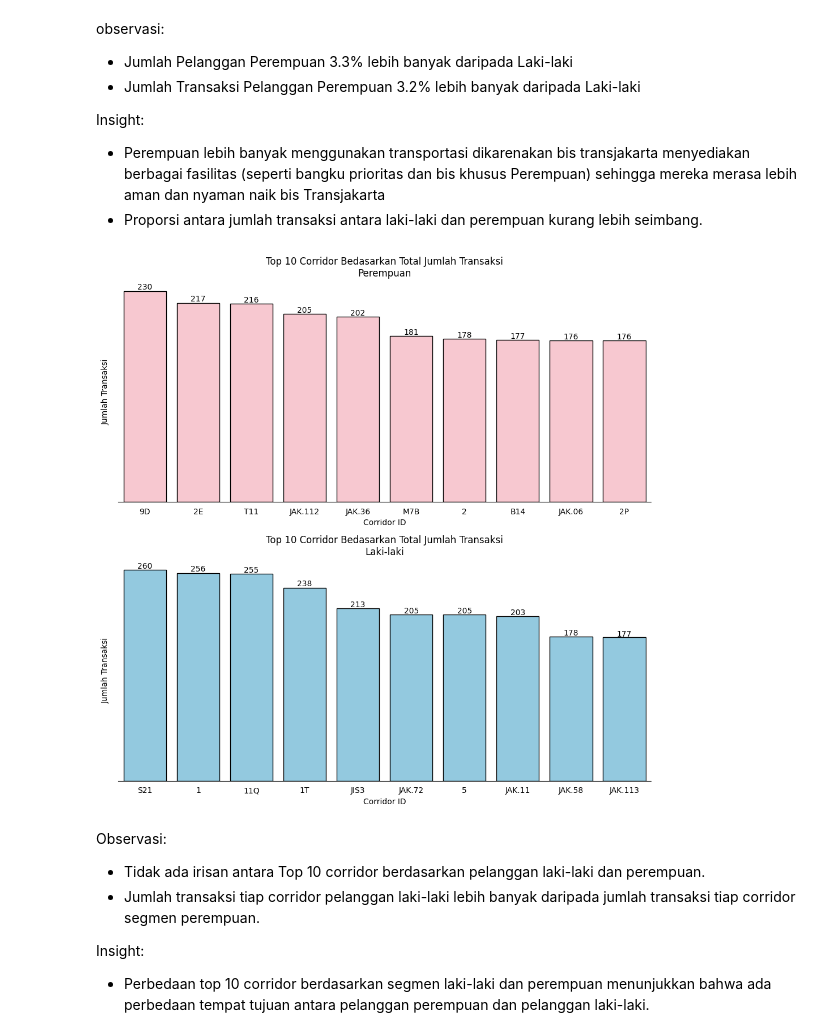
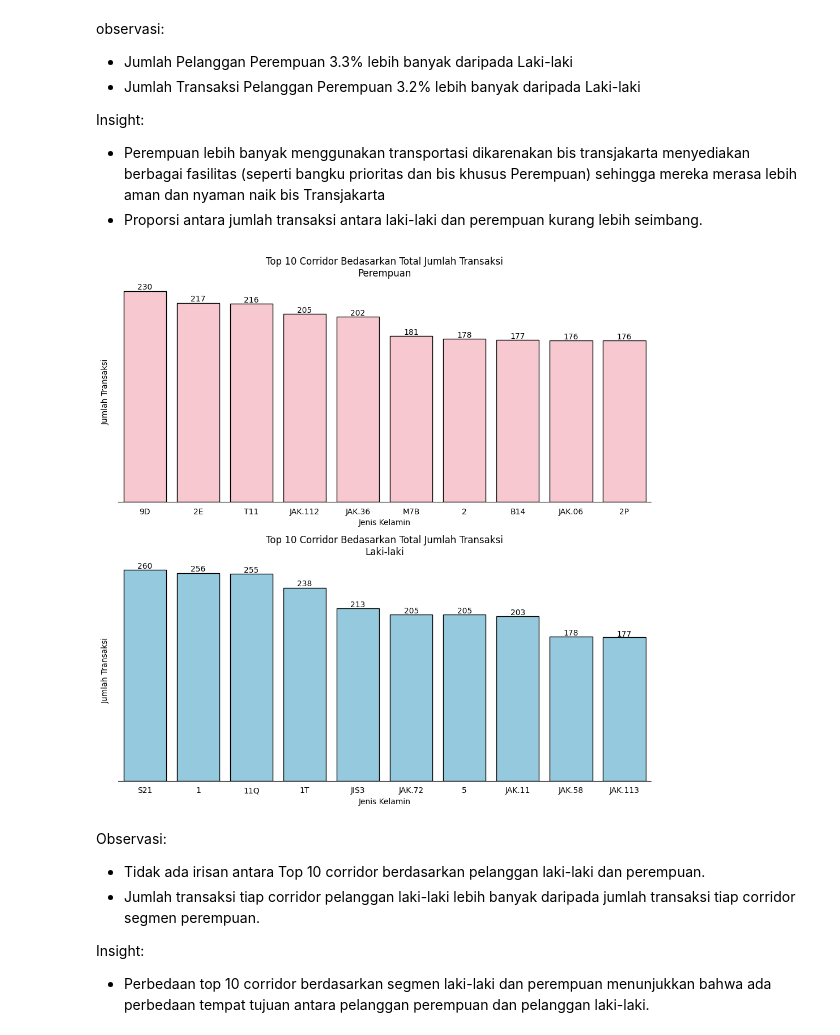
Before and after one commit to Benedict-E-S/Transjakarta_Case_Analysis, a Jupyter notebook: m2_capstone_BES.ipynb, the cells around one changed output. Saved outputs shown, nothing was run; the diff lists cells and outputs as text; code cells hidden in the pictures.

```diff
--- a/m2_capstone_BES.ipynb
+++ b/m2_capstone_BES.ipynb
@@ -1518,37 +1536,34 @@ Insight:
 - Perempuan lebih banyak menggunakan transportasi dikarenakan bis transjakarta menyediakan berbagai fasilitas (seperti bangku prioritas dan bis khusus Perempuan) sehingga mereka merasa lebih aman dan nyaman naik bis Transjakarta
 - Proporsi antara jumlah transaksi antara laki-laki dan perempuan kurang lebih seimbang.
 # %%
-# segment_jk = df_clean.groupby('payCardSex')['payCardID'].nunique().sort_values(ascending=False).reset_index()
-# segment_jk['payCardSex'].replace({'F':'Perempuan','M':'Laki-laki'},inplace=True)
 sex_group = ['F','M']
 sex_name = ['Perempuan','Laki-laki']
 sex_color = ['pink','skyblue']
 
 plt.figure(figsize=(10,10))
 for ind in range(2):
   plt.subplot(2,1,ind+1)
-  plt
   segment_sex_total = df_clean.loc[df_clean['payCardSex']==sex_group[ind]].groupby(['corridorID'])['transID'].count().sort_values(ascending=False).reset_index()
   segment_sex_top10 = segment_sex_total.head(10)
   ax = sns.barplot(y=segment_sex_top10['transID'], x=segment_sex_top10['corridorID'],color=sex_color[ind],edgecolor='black')
 
   for bar in ax.patches:
       y = bar.get_height()
       x = bar.get_x() + bar.get_width()/2
       if y!=0:
         plt.text(x,y+y/100,s=f"{int(y)}",ha="center")
       else:
         plt.text(x,y,s=f"")
 
   plt.title(f'Top 10 Corridor Bedasarkan Total Jumlah Transaksi\n{sex_name[ind]}')
   plt.ylabel('Jumlah Transaksi')
-  plt.xlabel('Corridor ID')
+  plt.xlabel('Jenis Kelamin')
   ax.spines[['right','left', 'top']].set_visible(False)
   ax.set(yticklabels=[])
   ax.tick_params(left=False,bottom=False)
   plt.tight_layout()
 # %% [output]
-[figure, old version]
+[figure, new version]
 # %% [markdown]
 Observasi:
 - Tidak ada irisan antara Top 10 corridor berdasarkan pelanggan laki-laki dan perempuan.
```
Also changed, not shown: parts of 9 cells of this notebook.
